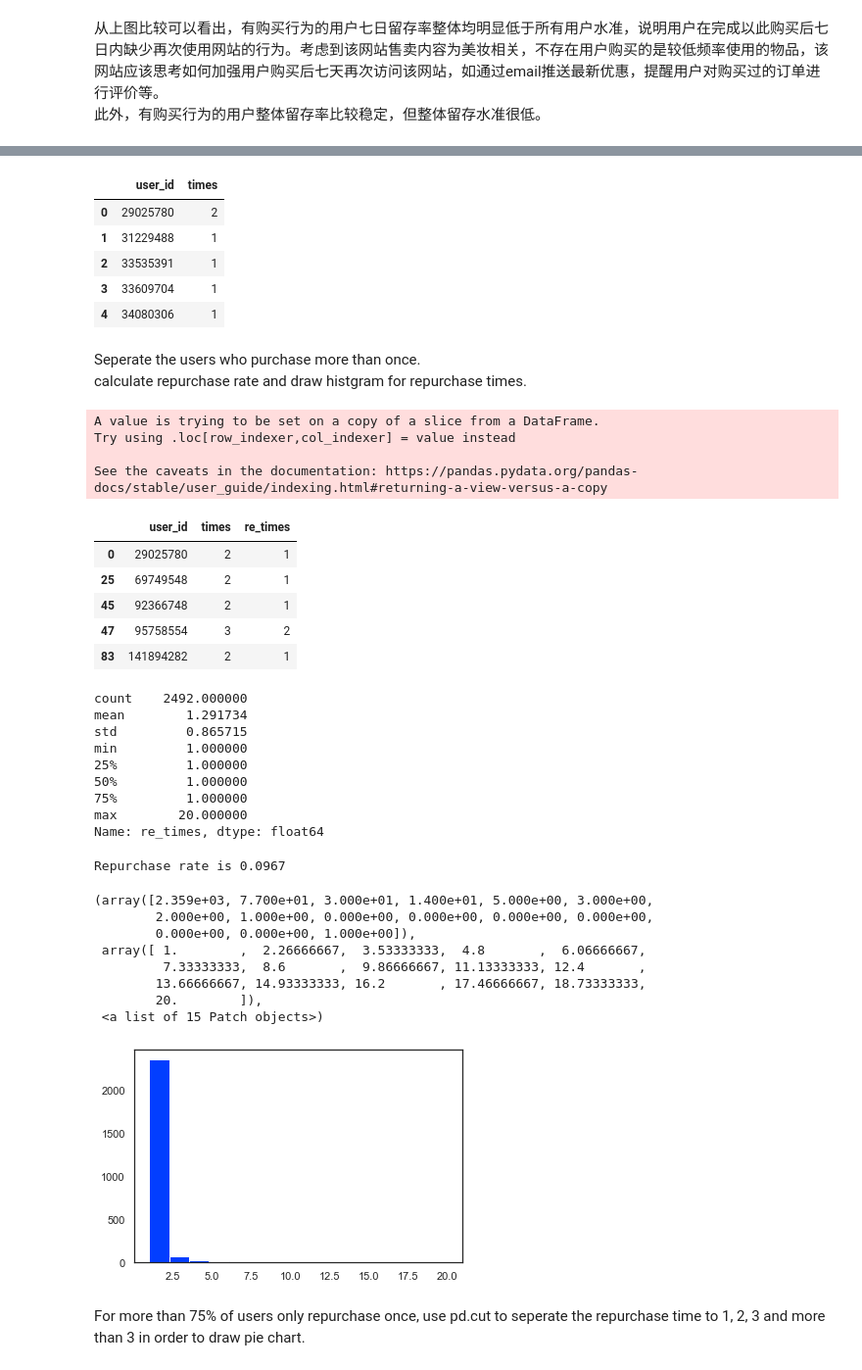
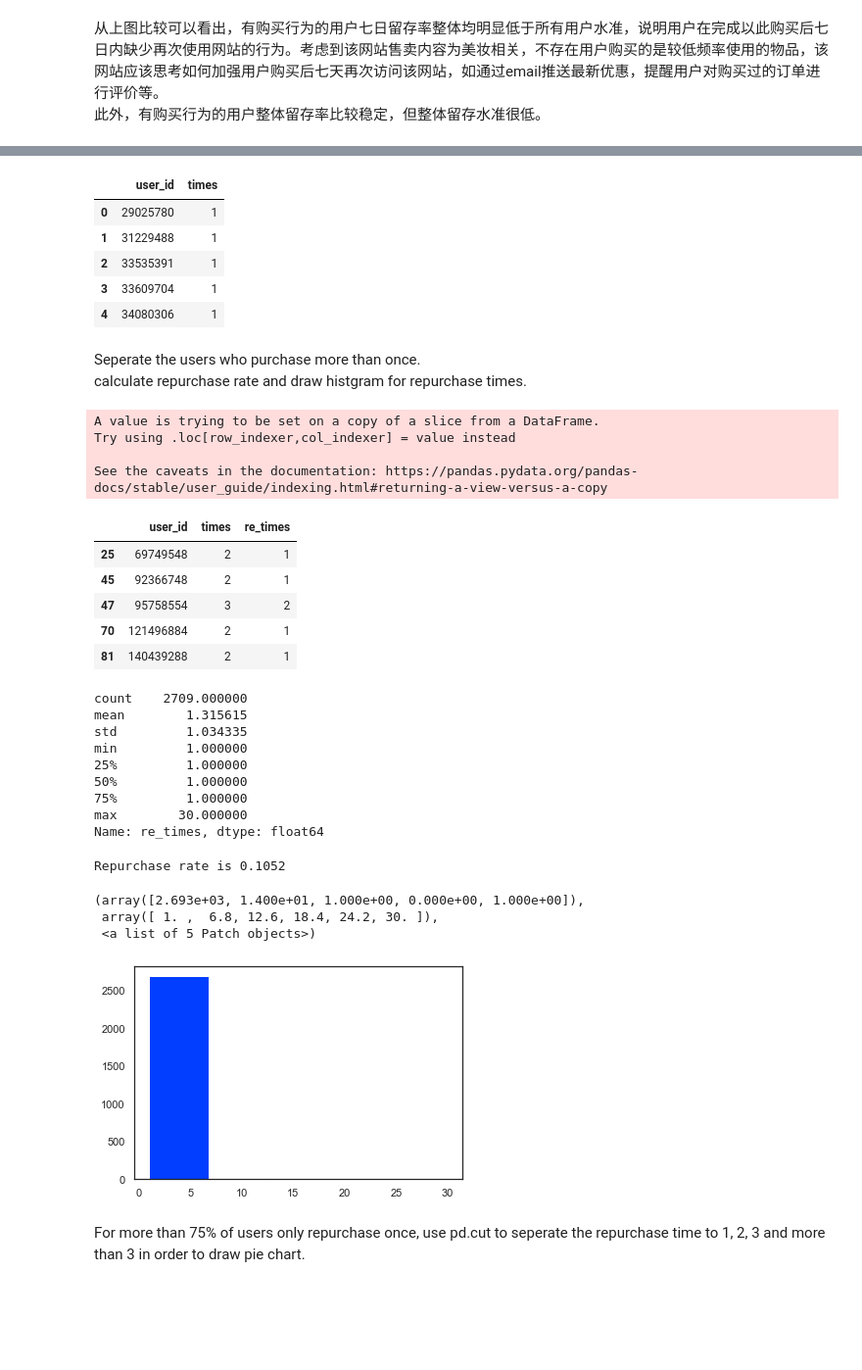
Before and after one commit to JanizzaCao/Janice_Cao_projects, a Jupyter notebook: 02_cosmetic_ecommerce/Cosmetic_Ecommerce_Shop_User_Events_Analysis.ipynb, the cells around one changed output, grey strips where cells are left out. Shown at 98% size. Drawn from its saved outputs; the diff is of its cells as text; code cells hidden in the pictures; blank space fills up the shorter version.

```diff
--- a/02_cosmetic_ecommerce/Cosmetic_Ecommerce_Shop_User_Events_Analysis.ipynb
+++ b/02_cosmetic_ecommerce/Cosmetic_Ecommerce_Shop_User_Events_Analysis.ipynb
@@ -812,9 +831,9 @@ Extract purchase times for all purcased users:
 # %%
-buy = df[df.event_type == 'purchase'].groupby(['user_id']).date.nunique().reset_index().rename(columns = {'date':'times'})
+buy = df[df.event_type == 'purchase'].groupby(['user_id']).user_session.nunique().reset_index().rename(columns = {'user_session':'times'})
 buy.head()
 # %% [output]
 |  | user_id | times |
-| 0 | 29025780 | 2 |
+| 0 | 29025780 | 1 |
 | 1 | 31229488 | 1 |
 | 2 | 33535391 | 1 |
 | 3 | 33609704 | 1 |
@@ -832,39 +851,34 @@ Try using .loc[row_indexer,col_indexer] = value instead
 
 See the caveats in the documentation: https://pandas.pydata.org/pandas-docs/stable/user_guide/indexing.html#returning-a-view-versus-a-copy
 |  | user_id | times | re_times |
-| 0 | 29025780 | 2 | 1 |
 | 25 | 69749548 | 2 | 1 |
 | 45 | 92366748 | 2 | 1 |
 | 47 | 95758554 | 3 | 2 |
-| 83 | 141894282 | 2 | 1 |
+| 70 | 121496884 | 2 | 1 |
+| 81 | 140439288 | 2 | 1 |
 # %%
 rebuy_amount.re_times.describe()
 # %% [output]
-count    2492.000000
-mean        1.291734
-std         0.865715
+count    2709.000000
+mean        1.315615
+std         1.034335
 min         1.000000
 25%         1.000000
 50%         1.000000
 75%         1.000000
-max        20.000000
+max        30.000000
 Name: re_times, dtype: float64
 # %%
 repurchase_rate = round(len(rebuy_amount)/len(buy),4)
 print('Repurchase rate is {}'.format(repurchase_rate))
 sns.set(style = 'white', palette = 'bright')
-plt.hist(rebuy_amount.re_times, bins = 15)
+plt.hist(rebuy_amount.re_times, bins = 5)
 # %% [output]
-Repurchase rate is 0.0967
+Repurchase rate is 0.1052
-(array([2.359e+03, 7.700e+01, 3.000e+01, 1.400e+01, 5.000e+00, 3.000e+00,
-        2.000e+00, 1.000e+00, 0.000e+00, 0.000e+00, 0.000e+00, 0.000e+00,
-        0.000e+00, 0.000e+00, 1.000e+00]),
- array([ 1.        ,  2.26666667,  3.53333333,  4.8       ,  6.06666667,
-         7.33333333,  8.6       ,  9.86666667, 11.13333333, 12.4       ,
-        13.66666667, 14.93333333, 16.2       , 17.46666667, 18.73333333,
-        20.        ]),
- <a list of 15 Patch objects>)
+(array([2.693e+03, 1.400e+01, 1.000e+00, 0.000e+00, 1.000e+00]),
+ array([ 1. ,  6.8, 12.6, 18.4, 24.2, 30. ]),
+ <a list of 5 Patch objects>)
-[figure, old version]
+[figure, new version]
 # %% [markdown]
 For more than 75% of users only repurchase once, use pd.cut to seperate the repurchase time to 1, 2, 3 and more than 3 in order to draw pie chart.
 # %%
```
Also changed, not shown: parts of 32 cells of this notebook.
